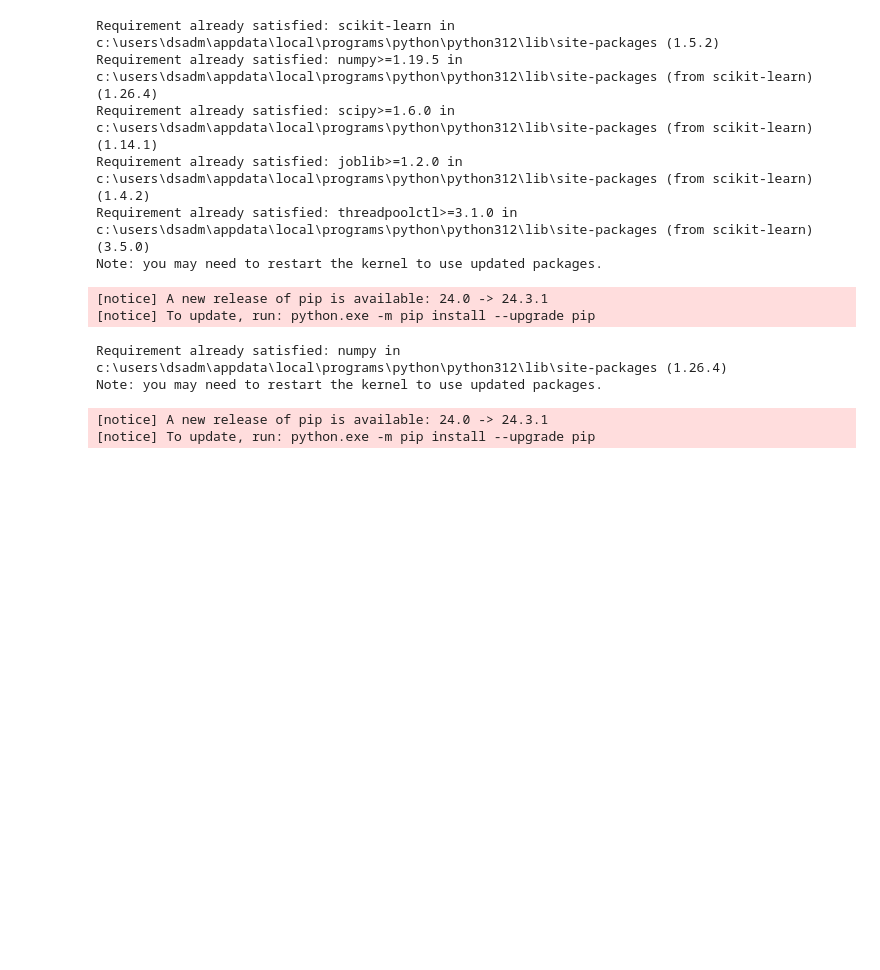
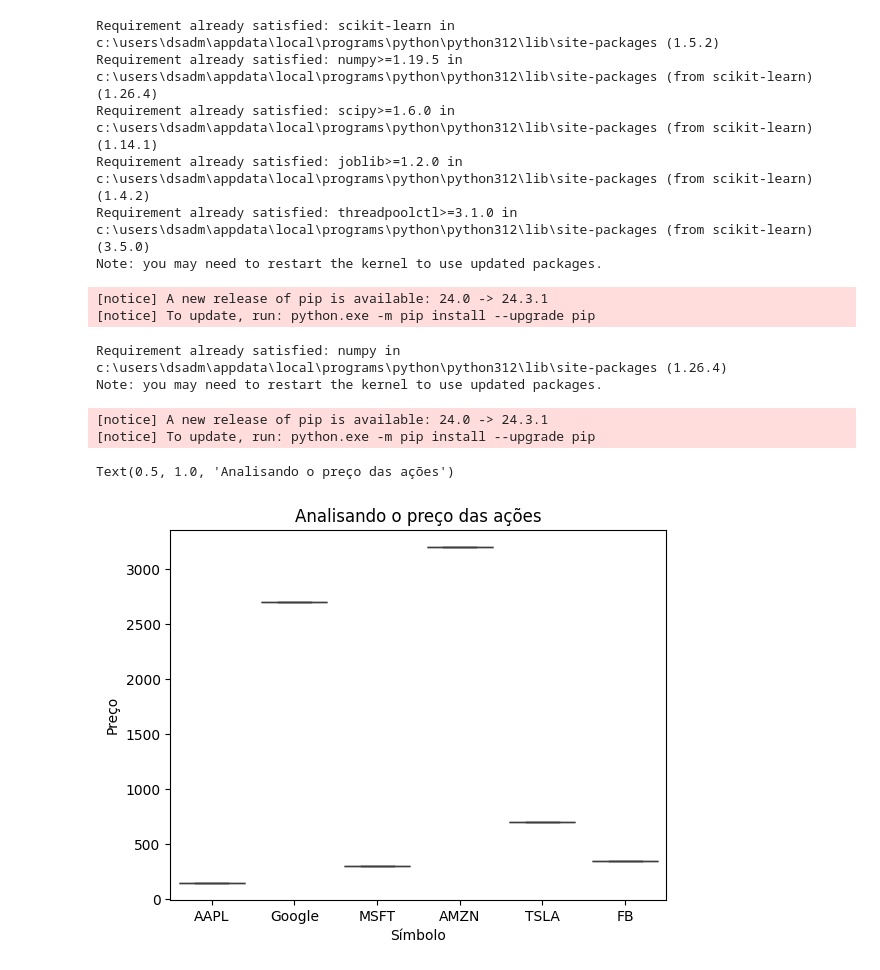
Before and after one commit to LucasSantino/c-digo_IABD_2024, a Jupyter notebook: Aula16_exercicio_para_somativa/codigo.ipynb, the cells around one changed output. Saved outputs shown, nothing was run; the diff lists cells and outputs as text; code cells hidden in the pictures; blank space fills up the shorter version.

```diff
--- a/Aula16_exercicio_para_somativa/codigo.ipynb
+++ b/Aula16_exercicio_para_somativa/codigo.ipynb
@@ -75,8 +72,7 @@ import seaborn as sns
 import matplotlib.pyplot as plt
 from sklearn.cluster import KMeans
 # %%
-#Criando o dataframe
-dados = pd.DataFrame(
+dados = pd.DataFrame({     #Criando o dataframe
     'Símbolo':['AAPL','Google','MSFT',
                'AMZN','TSLA','FB'],
     'Preço':[150.12,2700.45,300.89,3200.10,700.78,
@@ -87,3 +83,10 @@ dados = pd.DataFrame(
                                 22000000000000,1700000000000,
                                 75000000000000,9000000000000]
 })
+# %%
+# Plotando o boxplot
+sns.boxplot(x= dados['Símbolo'],y=dados['Preço'])
+plt.title('Analisando o preço das ações')
+# %% [output]
+Text(0.5, 1.0, 'Analisando o preço das ações')
+[figure, added]
```
Also changed, not shown: parts of 11 cells of this notebook.
